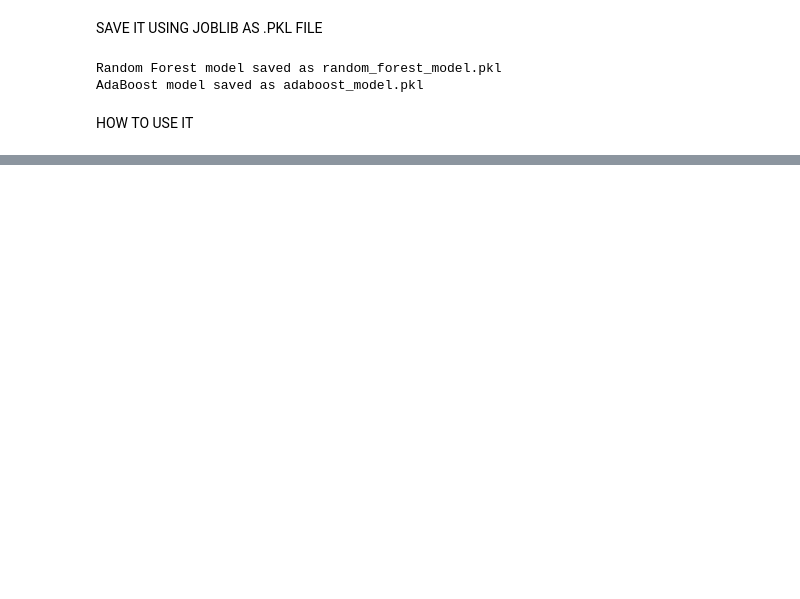
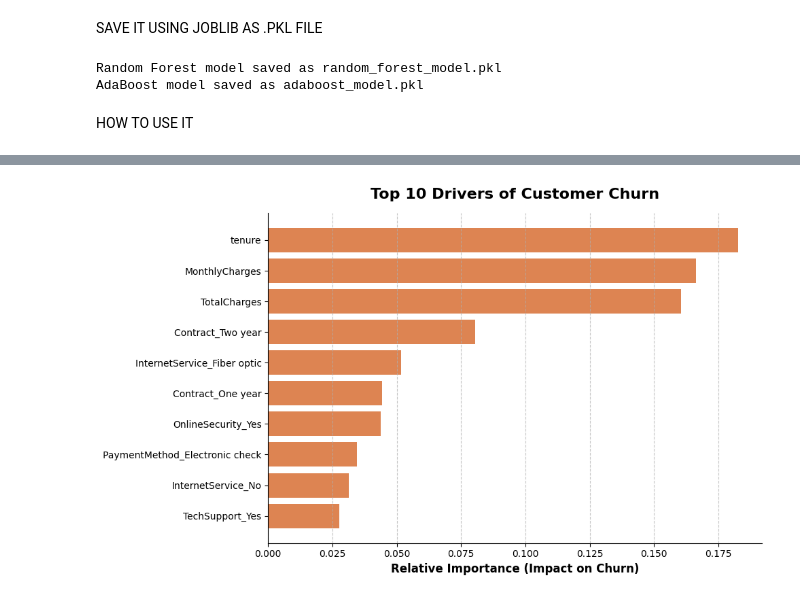
Before and after one commit to Levi-acker07man/Telco-Churn-Prediction-Model, a Jupyter notebook: Notebooks/Preprocessing.ipynb, the cells around one changed output, grey strips where cells are left out. Cells and saved outputs as stored; diff of their text form; code cells hidden in the pictures; blank space fills up the shorter version.

```diff
--- a/Notebooks/Preprocessing.ipynb
+++ b/Notebooks/Preprocessing.ipynb
@@ -286,11 +300,11 @@ from sklearn.ensemble import RandomForestClassifier, GradientBoostingClassifier,
 from sklearn.metrics import accuracy_score, f1_score, precision_score, recall_score, roc_auc_score
 
 models={
-    "Logisitic Regression":LogisticRegression(),
-    "Decision Tree":DecisionTreeClassifier(),
-    "Random Forest":RandomForestClassifier(),
-    "Gradient Boost":GradientBoostingClassifier(),
-    "Adaboost":AdaBoostClassifier()
+    "Logisitic Regression": LogisticRegression(class_weight='balanced'),
+    "Decision Tree": DecisionTreeClassifier(class_weight='balanced'),
+    "Random Forest": RandomForestClassifier(class_weight='balanced'),
+    "Gradient Boost": GradientBoostingClassifier(),
+    "Adaboost": AdaBoostClassifier()
 }
 for i in range(len(list(models))):
     model = list(models.values())[i]
@@ -493,9 +507,9 @@ HOW TO USE IT
 # %%
 import joblib
 import pandas as pd
-rf_model = joblib.load('Models/random_forest_model.pkl')
-ada_model = joblib.load('Models/adaboost_model.pkl')
-scaler1 = joblib.load('Models/scaler1.pkl')
+rf_model = joblib.load('random_forest_model.pkl')
+ada_model = joblib.load('adaboost_model.pkl')
+scaler1 = joblib.load('scaler.pkl')
 
 expected_cols = rf_model.feature_names_in_
 
@@ -544,0 +620,31 @@ AdaBoost Risk:      48.96%
+# %%
+import matplotlib.pyplot as plt
+import pandas as pd
+import numpy as np
+
+best_model = rf_model
+feature_names = X_train.columns
+importances = best_model.feature_importances_
+feature_df = pd.DataFrame({
+    'Feature': feature_names,
+    'Importance': importances
+})
+
+feature_df = feature_df.sort_values(by='Importance', ascending=True).tail(10)
+
+fig, ax = plt.subplots(figsize=(10, 6))
+bars = ax.barh(feature_df['Feature'], feature_df['Importance'], color='#DD8452')
+
+ax.set_xlabel('Relative Importance (Impact on Churn)', fontsize=12, fontweight='bold')
+ax.set_title('Top 10 Drivers of Customer Churn', fontsize=16, fontweight='bold', pad=15)
+
+ax.grid(axis='x', linestyle='--', alpha=0.7)
+
+ax.spines['top'].set_visible(False)
+ax.spines['right'].set_visible(False)
+
+plt.tight_layout()
+plt.savefig('feature_importance_chart.png', dpi=300, bbox_inches='tight')
+plt.show()
+# %% [output]
+[figure, added]
```
Also changed, not shown: parts of 10 cells of this notebook, 6 other files.
